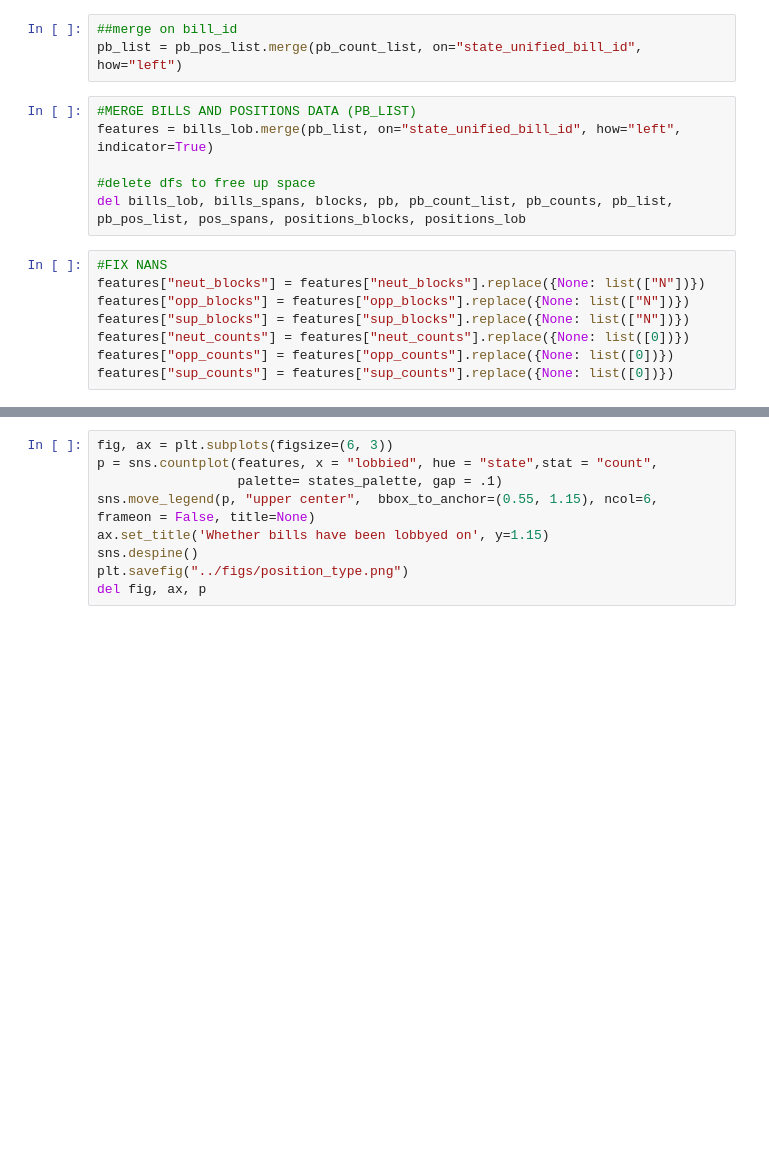
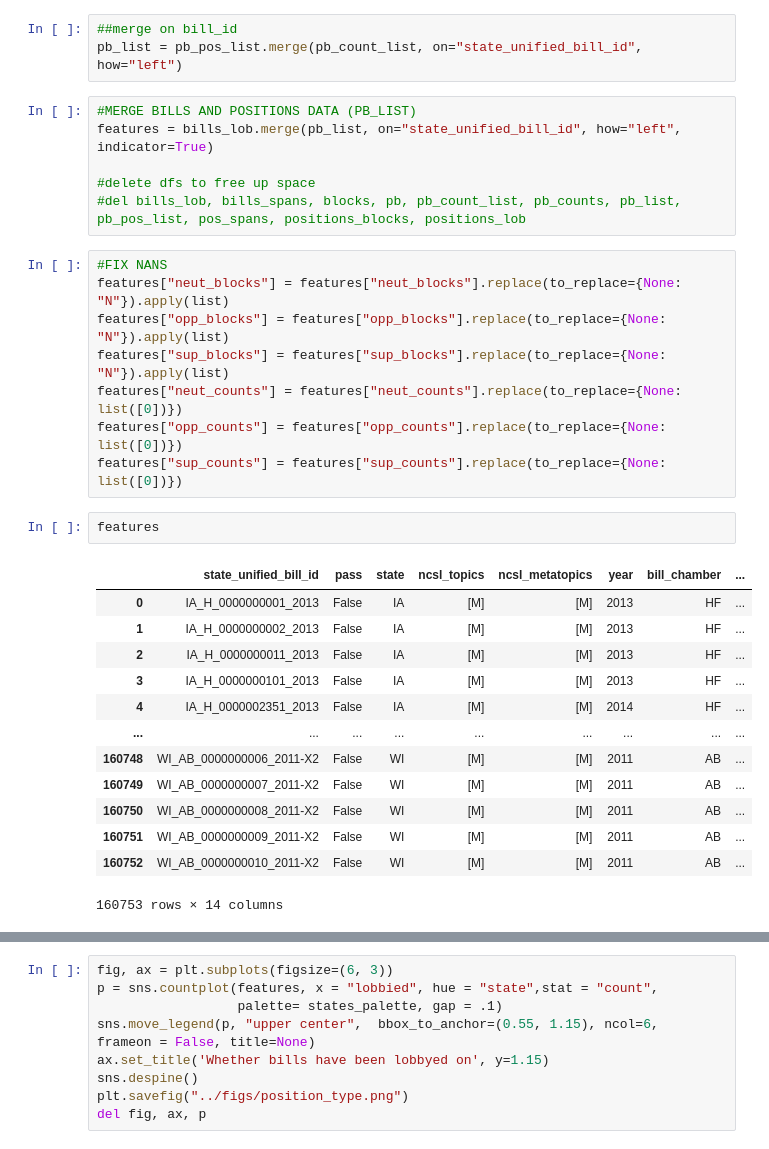
Before and after one commit to lrahbek/DPF_exam, a Jupyter notebook: src/eda.ipynb, the cells around one changed output, grey strips where cells are left out. Saved outputs shown, nothing was run; the diff lists cells and outputs as text; blank space fills up the shorter version.

```diff
--- a/src/eda.ipynb
+++ b/src/eda.ipynb
@@ -231,15 +291,31 @@ pb_list = pb_pos_list.merge(pb_count_list, on="state_unified_bill_id", how="left
 features = bills_lob.merge(pb_list, on="state_unified_bill_id", how="left", indicator=True)
 
 #delete dfs to free up space
-del bills_lob, bills_spans, blocks, pb, pb_count_list, pb_counts, pb_list, pb_pos_list, pos_spans, positions_blocks, positions_lob
+#del bills_lob, bills_spans, blocks, pb, pb_count_list, pb_counts, pb_list, pb_pos_list, pos_spans, positions_blocks, positions_lob
-# %%
-#FIX NANS
-features["neut_blocks"] = features["neut_blocks"].replace({None: list(["N"])})
-features["opp_blocks"] = features["opp_blocks"].replace({None: list(["N"])})
-features["sup_blocks"] = features["sup_blocks"].replace({None: list(["N"])})
-features["neut_counts"] = features["neut_counts"].replace({None: list([0])})
-features["opp_counts"] = features["opp_counts"].replace({None: list([0])})
-features["sup_counts"] = features["sup_counts"].replace({None: list([0])})
+# %%
+#FIX NANS
+features["neut_blocks"] = features["neut_blocks"].replace(to_replace={None: "N"}).apply(list)
+features["opp_blocks"] = features["opp_blocks"].replace(to_replace={None: "N"}).apply(list)
+features["sup_blocks"] = features["sup_blocks"].replace(to_replace={None: "N"}).apply(list)
+features["neut_counts"] = features["neut_counts"].replace(to_replace={None: list([0])})
+features["opp_counts"] = features["opp_counts"].replace(to_replace={None: list([0])})
+features["sup_counts"] = features["sup_counts"].replace(to_replace={None: list([0])})
+# %%
+features
+# %% [output]
+|  | state_unified_bill_id | pass | state | ncsl_topics | ncsl_metatopics | year | bill_chamber | ... |
+| 0 | IA_H_0000000001_2013 | False | IA | [M] | [M] | 2013 | HF | ... |
+| 1 | IA_H_0000000002_2013 | False | IA | [M] | [M] | 2013 | HF | ... |
+| 2 | IA_H_0000000011_2013 | False | IA | [M] | [M] | 2013 | HF | ... |
+| 3 | IA_H_0000000101_2013 | False | IA | [M] | [M] | 2013 | HF | ... |
+| 4 | IA_H_0000002351_2013 | False | IA | [M] | [M] | 2014 | HF | ... |
+| ... | ... | ... | ... | ... | ... | ... | ... | ... |
+| 160748 | WI_AB_0000000006_2011-X2 | False | WI | [M] | [M] | 2011 | AB | ... |
+| 160749 | WI_AB_0000000007_2011-X2 | False | WI | [M] | [M] | 2011 | AB | ... |
+| 160750 | WI_AB_0000000008_2011-X2 | False | WI | [M] | [M] | 2011 | AB | ... |
+| 160751 | WI_AB_0000000009_2011-X2 | False | WI | [M] | [M] | 2011 | AB | ... |
+| 160752 | WI_AB_0000000010_2011-X2 | False | WI | [M] | [M] | 2011 | AB | ... |
+160753 rows × 14 columns
 # %%
 ##rename some vars
 n_samples = len(features)
```
Also changed, not shown: parts of 14 cells of this notebook, 2 other files.
